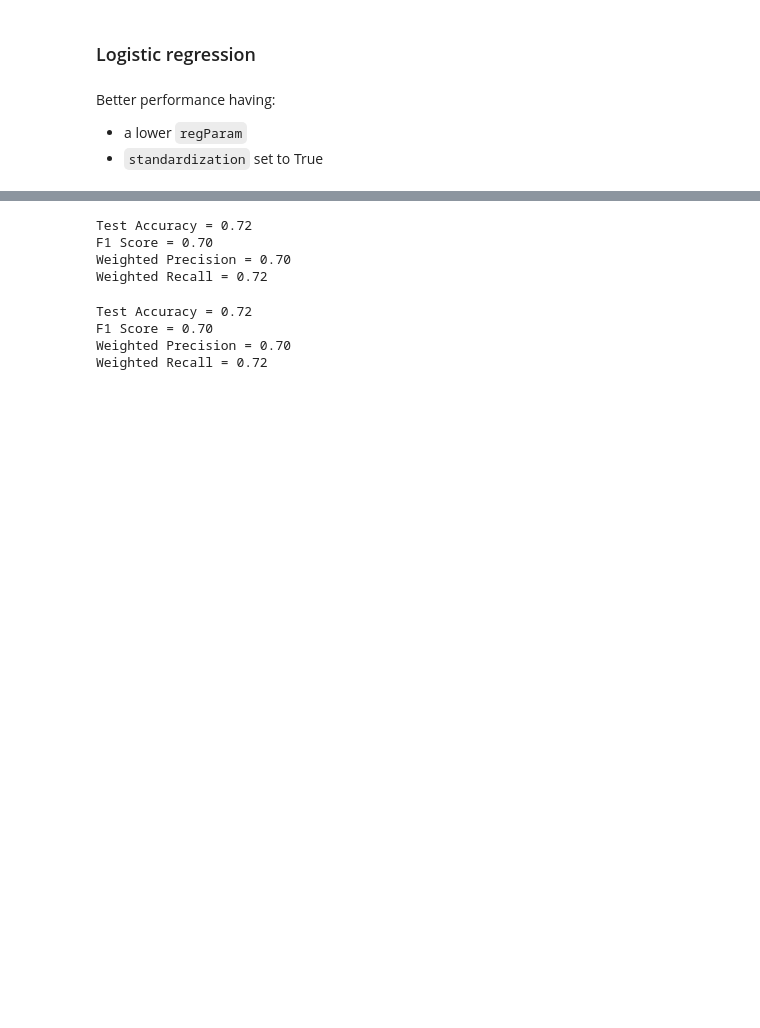
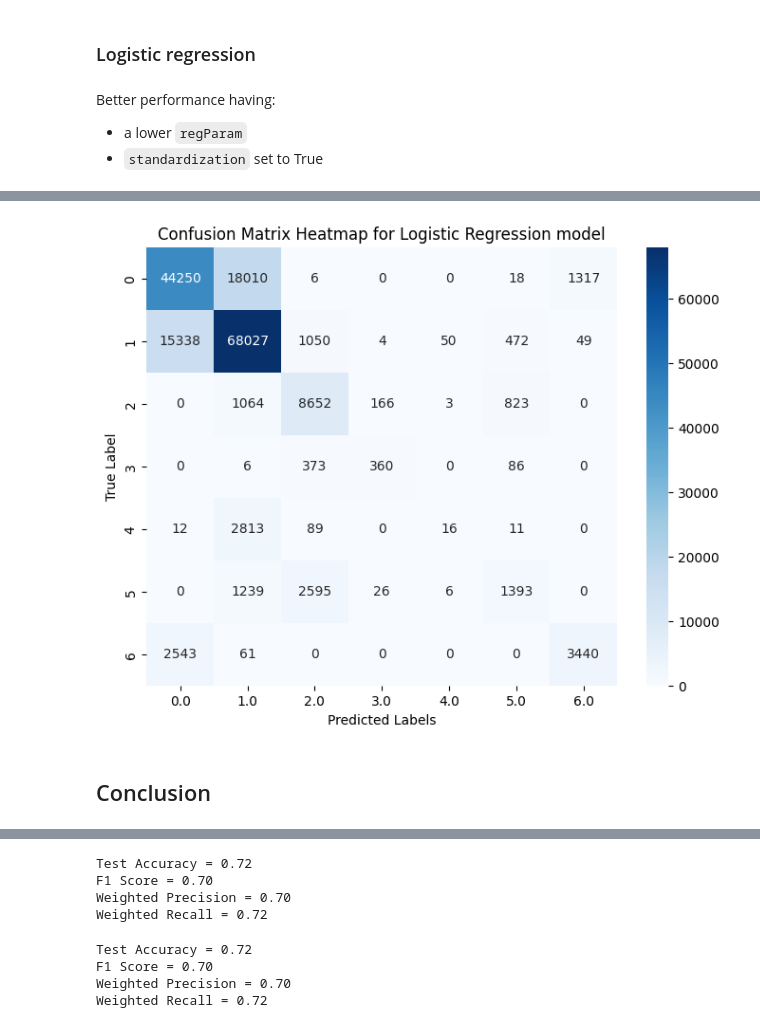
Before and after one commit to saravorabbi/Unibo_BDA_Project, a Jupyter notebook: project.ipynb, the cells around one changed output, grey strips where cells are left out. Cells and saved outputs as stored; diff of their text form; code cells hidden in the pictures; blank space fills up the shorter version.

Commit message:
added comments nb + lr + conclusions

```diff
--- a/project.ipynb
+++ b/project.ipynb
@@ -969,0 +986,11 @@ Better performance having:
+# %%
+lr_2 = LogisticRegression(featuresCol="final_features",
+                        labelCol="Cover_Type",
+                        maxIter=500,
+                        regParam=0.0,               # <====
+                        elasticNetParam=1,          # <====
+                        tol=1e-10,                  # <====
+                        standardization=True)       # <====
+# %%
+lrModel_2 = lr_2.fit(trainSplit_mm)
+lrPred_2 = lrModel_2.transform(testSplit_mm)
@@ -969,0 +1018,16 @@ Better performance having:
+# %%
+lrPred_2_pandas = lrPred_2.select("Cover_type", "prediction").toPandas()
+
+confusion_matrix = lrPred_2_pandas.groupby(["Cover_type", "prediction"]).size().reset_index(name="count")
+heatmap_data = confusion_matrix.pivot(index="Cover_type", columns="prediction", values="count").fillna(0)
+# %%
+plt.figure(figsize=(8, 6))
+sns.heatmap(heatmap_data, annot=True, fmt=".0f", cmap="Blues", cbar=True)
+plt.title("Confusion Matrix Heatmap for Logistic Regression model")
+plt.xlabel("Predicted Labels")
+plt.ylabel("True Label")
+plt.show()
+# %% [output]
+[figure, added]
+# %% [markdown]
+## Conclusion
```
Also changed, not shown: parts of 44 cells of this notebook.
